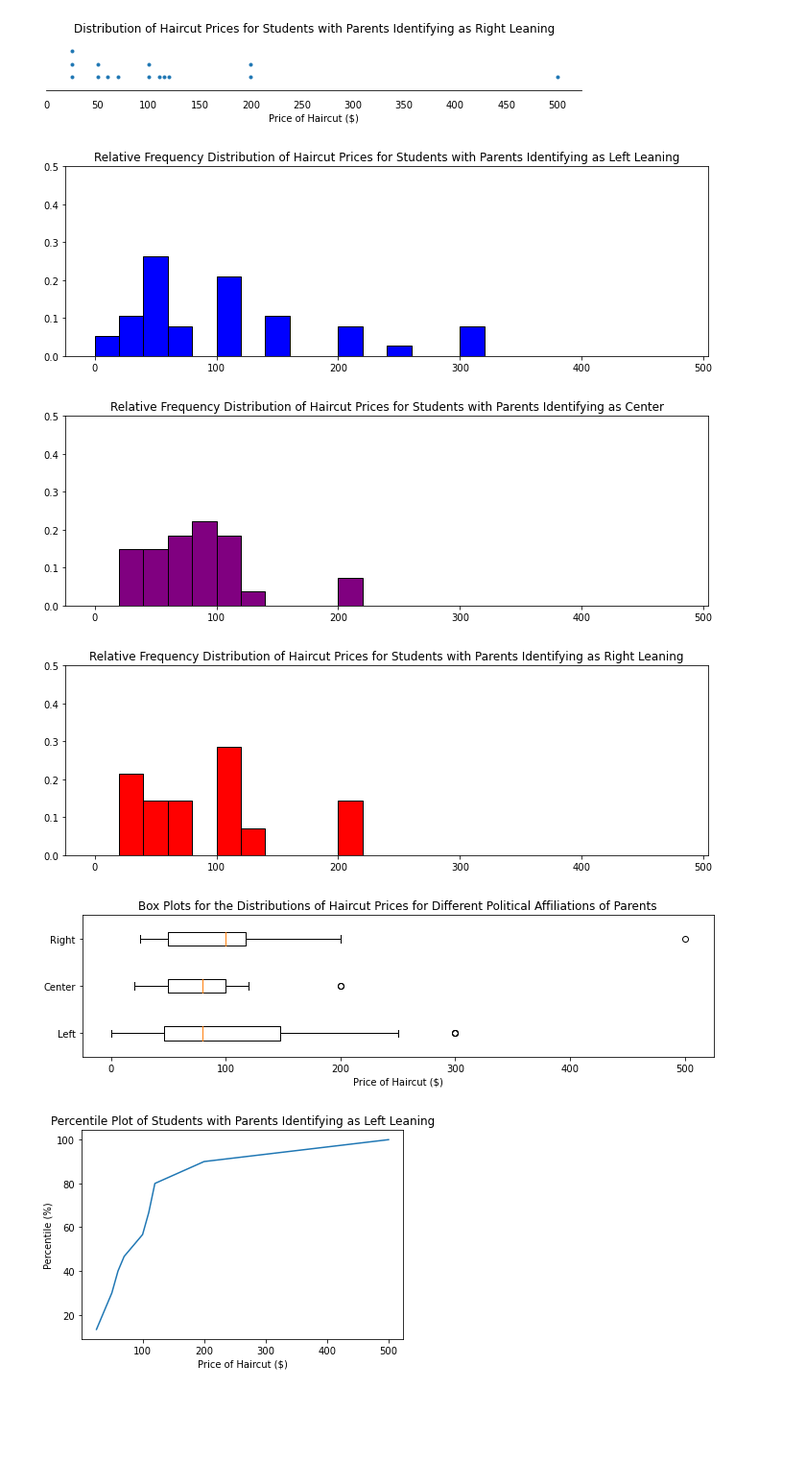
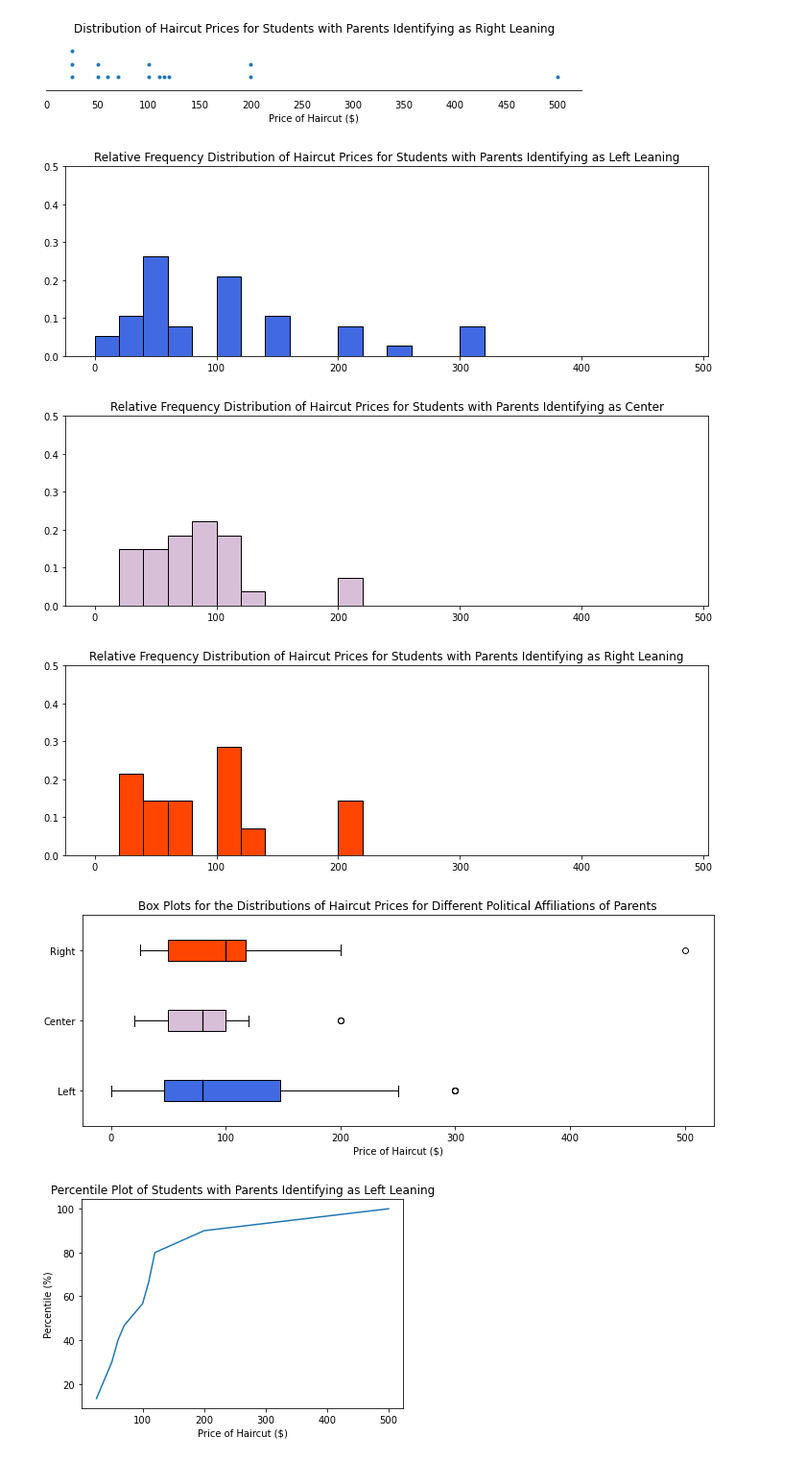
Before and after one commit to Veeeeeee7/AP-Stats, a Jupyter notebook: Quarter 1 Stats.ipynb, the cells around one changed output. Shown at 96% size. Cells and saved outputs as stored; diff of their text form; code cells hidden in the pictures; blank space fills up the shorter version.

Commit message:
colors

```diff
--- a/Quarter 1 Stats.ipynb
+++ b/Quarter 1 Stats.ipynb
@@ -120,26 +120,29 @@ def historgram(dataset, title, color):
     plt.title(title)
     plt.show()
 
-historgram(left, "Relative Frequency Distribution of Haircut Prices for Students with Parents Identifying as Left Leaning", 'blue')
-historgram(center, "Relative Frequency Distribution of Haircut Prices for Students with Parents Identifying as Center", 'purple')
-historgram(right, "Relative Frequency Distribution of Haircut Prices for Students with Parents Identifying as Right Leaning", 'red')
+historgram(left, "Relative Frequency Distribution of Haircut Prices for Students with Parents Identifying as Left Leaning", 'royalblue')
+historgram(center, "Relative Frequency Distribution of Haircut Prices for Students with Parents Identifying as Center", 'thistle')
+historgram(right, "Relative Frequency Distribution of Haircut Prices for Students with Parents Identifying as Right Leaning", 'orangered')
 # %% [output]
-[figure, old version]
+[figure, new version]
-[figure, old version]
+[figure, new version]
-[figure, old version]
+[figure, new version]
 # %%
 def box_plot(dataset, title, labels):
-    fig = plt.figure(figsize =(10, 3))
+    fig = plt.figure(figsize =(10, 4))
     ax = fig.add_subplot(111)
-    ax.boxplot(dataset, vert=0)
+    medianproprs = dict(linestyle='-', linewidth=1.25, color='black')
+    plot = ax.boxplot(dataset, vert=0, patch_artist=True, medianprops=medianproprs)
     ax.set_yticklabels(labels)
     ax.set_xlabel("Price of Haircut ($)")
     plt.title(title)
+    for patch, color in zip(plot['boxes'], ['royalblue', 'thistle', 'orangered']):
+            patch.set_facecolor(color)
     plt.show()
 
 box_plot([left, center, right], "Box Plots for the Distributions of Haircut Prices for Different Political Affiliations of Parents", ["Left", "Center", "Right"])
 # %% [output]
-[figure, old version]
+[figure, new version]
 # %%
 def percentile_plot(dataset, title):
     dataset = np.sort(dataset)
```
